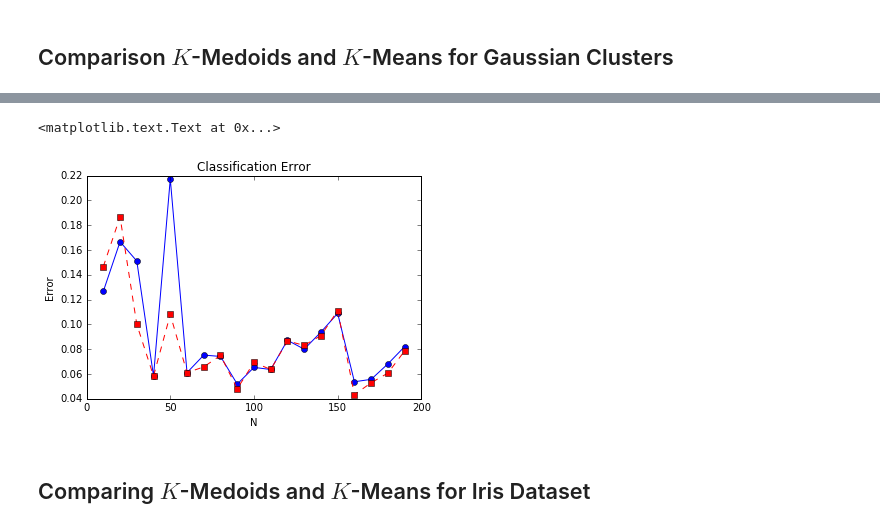
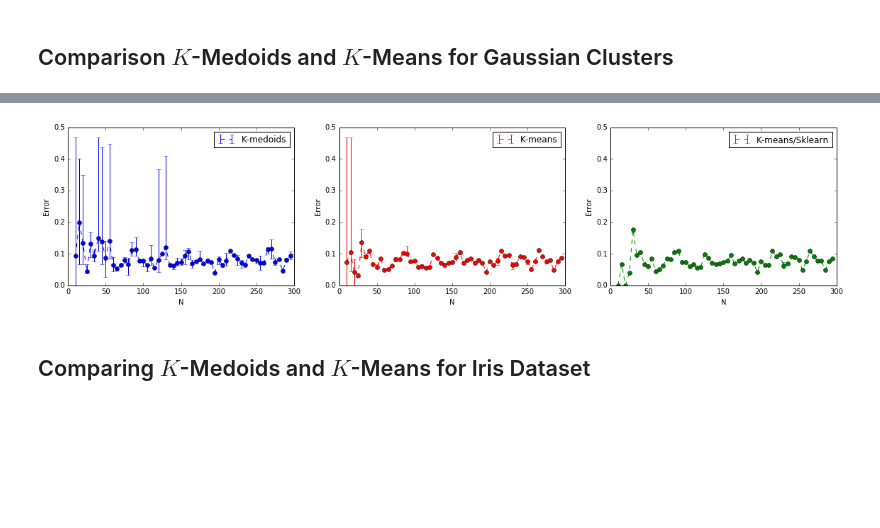
Before and after one commit to neurodata/non-parametric-clustering, a Jupyter notebook: k-medoids.ipynb, the cells around one changed output, grey strips where cells are left out. Cells and saved outputs as stored; diff of their text form; code cells hidden in the pictures; blank space fills up the shorter version.

```diff
--- a/k-medoids.ipynb
+++ b/k-medoids.ipynb
@@ -152,17 +201,16 @@ ax.set_ylabel('NMI')
 # %%
-nrange = range(10, 200, 10)
-kmedoids_metric, kmeans_metric = kmedoids.gauss_eval(kmedoids.euclidean, kmedoids.missclassification_error, nrange, num_avg=5)
+nrange = range(10, 300, 5)
+kmedoids_metric, kmeans_metric, kmeans_sklearn_metric = clusval.gauss_eval(kmedoids.euclidean, clusval.misclassification_error, nrange, num_avg=10)
-# %%
-fig = plt.figure()
-ax = fig.add_subplot(111)
-ax.plot(nrange, kmedoids_metric, '-o', color='b')
-ax.plot(nrange, kmeans_metric, '--s', color='r')
-ax.set_title('Classification Error')
-ax.set_xlabel('N')
-ax.set_ylabel('Error')
-# %% [output]
-<matplotlib.text.Text at 0x...>
-[figure, removed]
+# %%
+fig = plt.figure(figsize=(4*golden*3,4))
+ax = fig.add_subplot(131)
+errplot(ax, nrange, kmedoids_metric, 'K-medoids', 'blue', 'Error', yrange=[0,0.5])
+ax1 = fig.add_subplot(132, sharex=ax)
+errplot(ax1, nrange, kmeans_metric, 'K-means', 'red', 'Error', yrange=[0,0.5])
+ax2 = fig.add_subplot(133, sharex=ax)
+errplot(ax2, nrange, kmeans_sklearn_metric, 'K-means/Sklearn', 'green', 'Error', yrange=[0,0.5])
+# %% [output]
+[figure, added]
 # %% [markdown]
 ## Comparing $K$-Medoids and $K$-Means for Iris Dataset
 # %%
```
Also changed, not shown: parts of 39 cells of this notebook, 5 other files.
